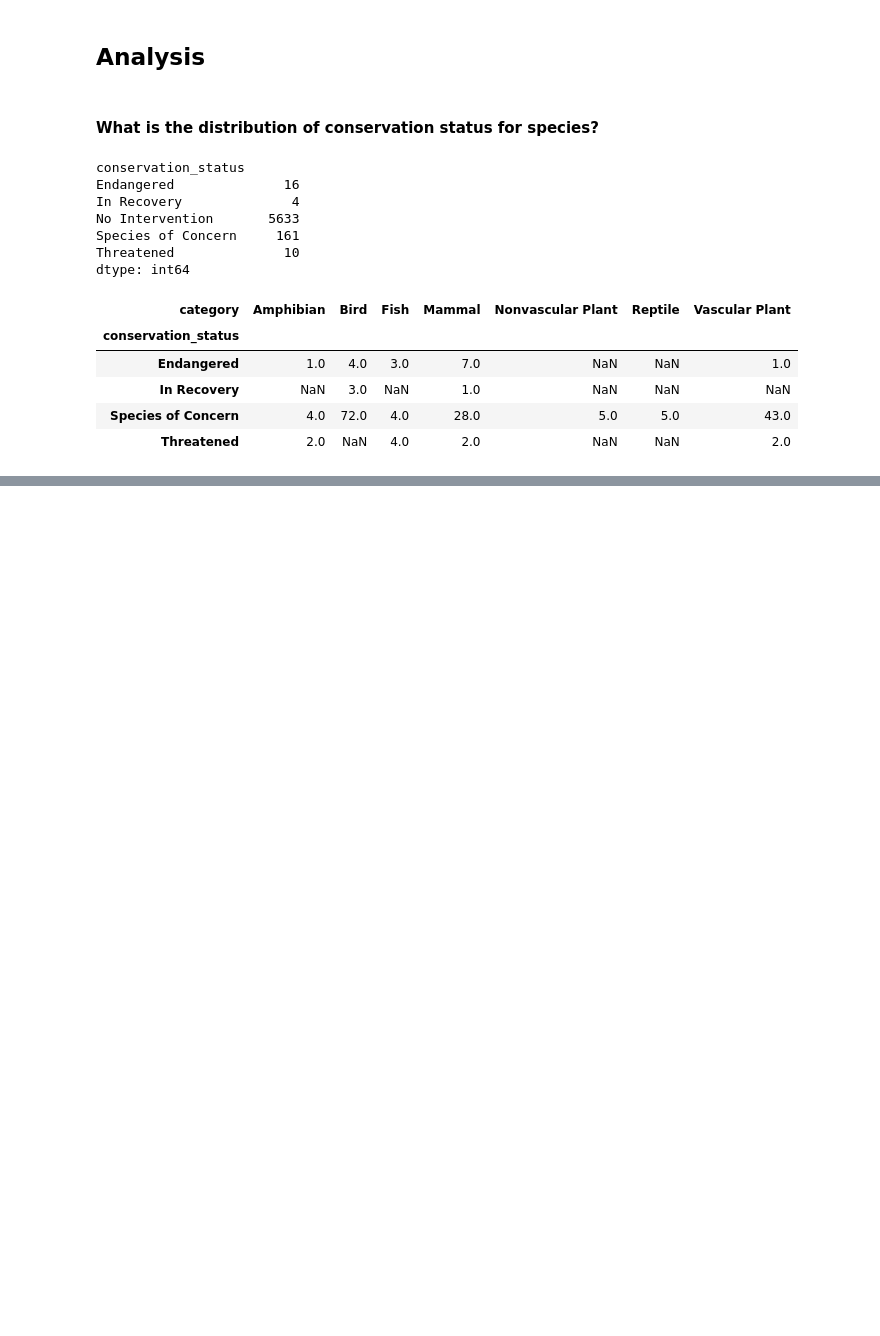
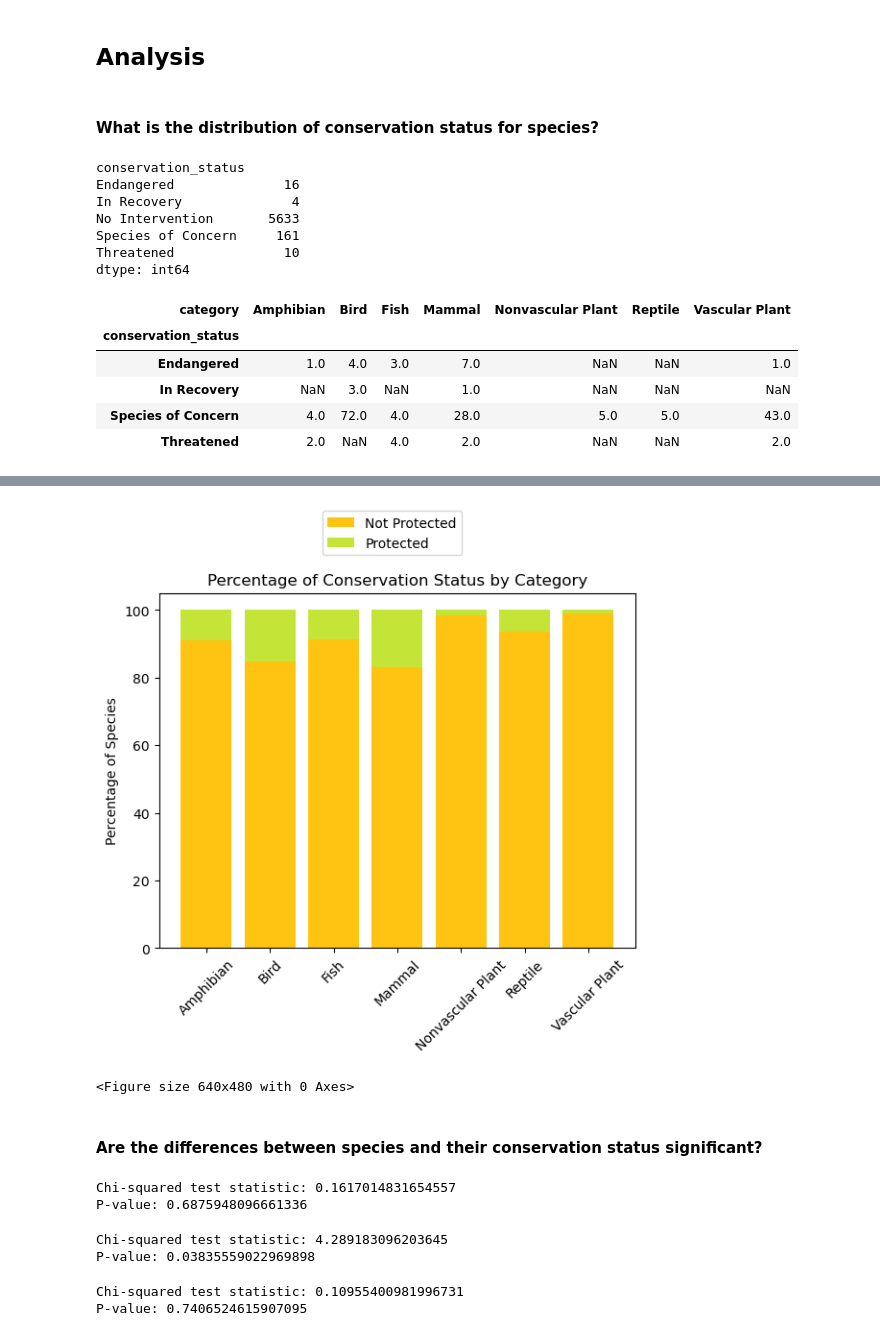
Before and after one commit to minaguevara/biodicersity-national-parks, a Jupyter notebook: biodiversity.ipynb, the cells around one changed output, grey strips where cells are left out. Saved outputs shown, nothing was run; the diff lists cells and outputs as text; code cells hidden in the pictures; blank space fills up the shorter version.

```diff
--- a/biodiversity.ipynb
+++ b/biodiversity.ipynb
@@ -195,0 +219,11 @@ plt.clf()
+# %%
+species['is_protected'] = species.conservation_status != 'No Intervention'
+
+category_counts = species.groupby(['category', 'is_protected'])\
+                        .scientific_name.nunique()\
+                        .reset_index()\
+                        .pivot(columns='is_protected', index='category', values='scientific_name')\
+                        .reset_index()
+
+category_counts.columns = ['category', 'not_protected', 'protected']
+category_counts
@@ -195,0 +239,7 @@ plt.clf()
+# %%
+category_counts['percent_protected'] = category_counts.protected /\
+                                            (category_counts.protected + category_counts.not_protected) * 100
+
+category_counts['percent_protected'] = category_counts['percent_protected'].map('{:.2f}%'.format)
+
+category_counts
@@ -195,0 +255,54 @@ plt.clf()
+# %%
+colors = ['#FFC312', '#C4E538']
+
+fig, ax = plt.subplots()
+ax.bar(category_counts['category'], category_counts['percent_not_protected'], color=colors[0], label='Not Protected')
+ax.bar(category_counts['category'], category_counts['percent_protected'], bottom=category_counts['percent_not_protected'], color=colors[1], label='Protected')
+
+ax.set_xlabel('')
+ax.set_ylabel('Percentage of Species')
+plt.xticks(rotation=45)
+ax.set_title('Percentage of Conservation Status by Category')
+
+ax.legend(bbox_to_anchor =(0.65, 1.25))
+
+plt.show()
+plt.clf()
+# %% [output]
+[figure, added]
+<Figure size 640x480 with 0 Axes>
+# %% [markdown]
+#### Are the differences between species and their conservation status significant?
+# %%
+from scipy.stats import chi2_contingency
+
+contingency_mammal_bird = [[30, 146],
+                          [75, 413]]
+
+chi2, p_value, dof, expected = chi2_contingency(contingency_mammal_bird)
+
+print("Chi-squared test statistic:", chi2)
+print("P-value:", p_value)
+# %% [output]
+Chi-squared test statistic: 0.1617014831654557
+P-value: 0.6875948096661336
+# %%
+contingency_mammal_reptile = [[30, 146],
+                              [5, 73]]
+
+chi2, p_value, dof, expected = chi2_contingency(contingency_mammal_reptile)
+print("Chi-squared test statistic:", chi2)
+print("P-value:", p_value)
+# %% [output]
+Chi-squared test statistic: 4.289183096203645
+P-value: 0.03835559022969898
+# %%
+contingency_reptile_fish = [[5, 73],
+                            [11, 115]]
+
+chi2, p_value, dof, expected = chi2_contingency(contingency_reptile_fish)
+print("Chi-squared test statistic:", chi2)
+print("P-value:", p_value)
+# %% [output]
+Chi-squared test statistic: 0.10955400981996731
+P-value: 0.7406524615907095
```
Also changed, not shown: parts of 19 cells of this notebook, 4 other files.
